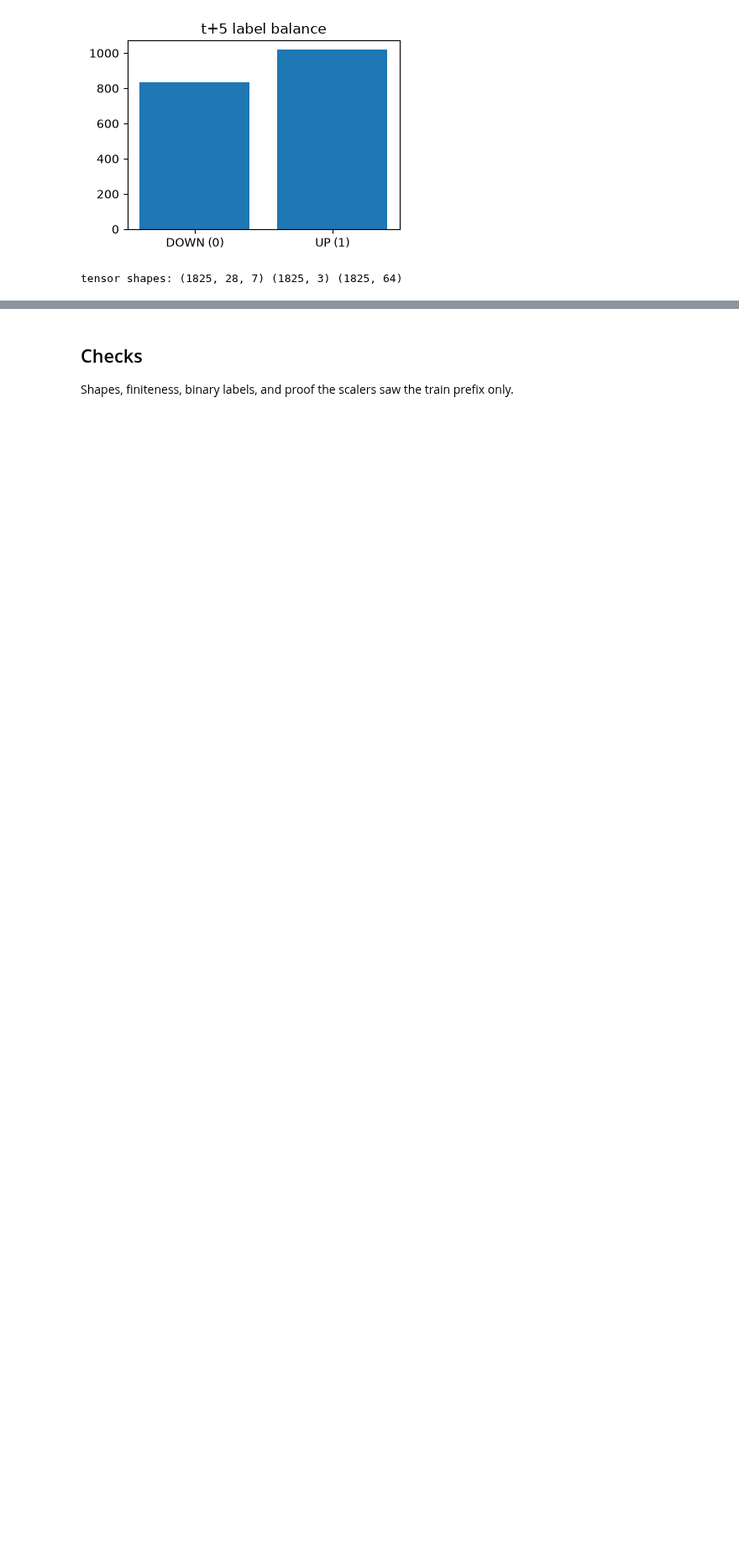
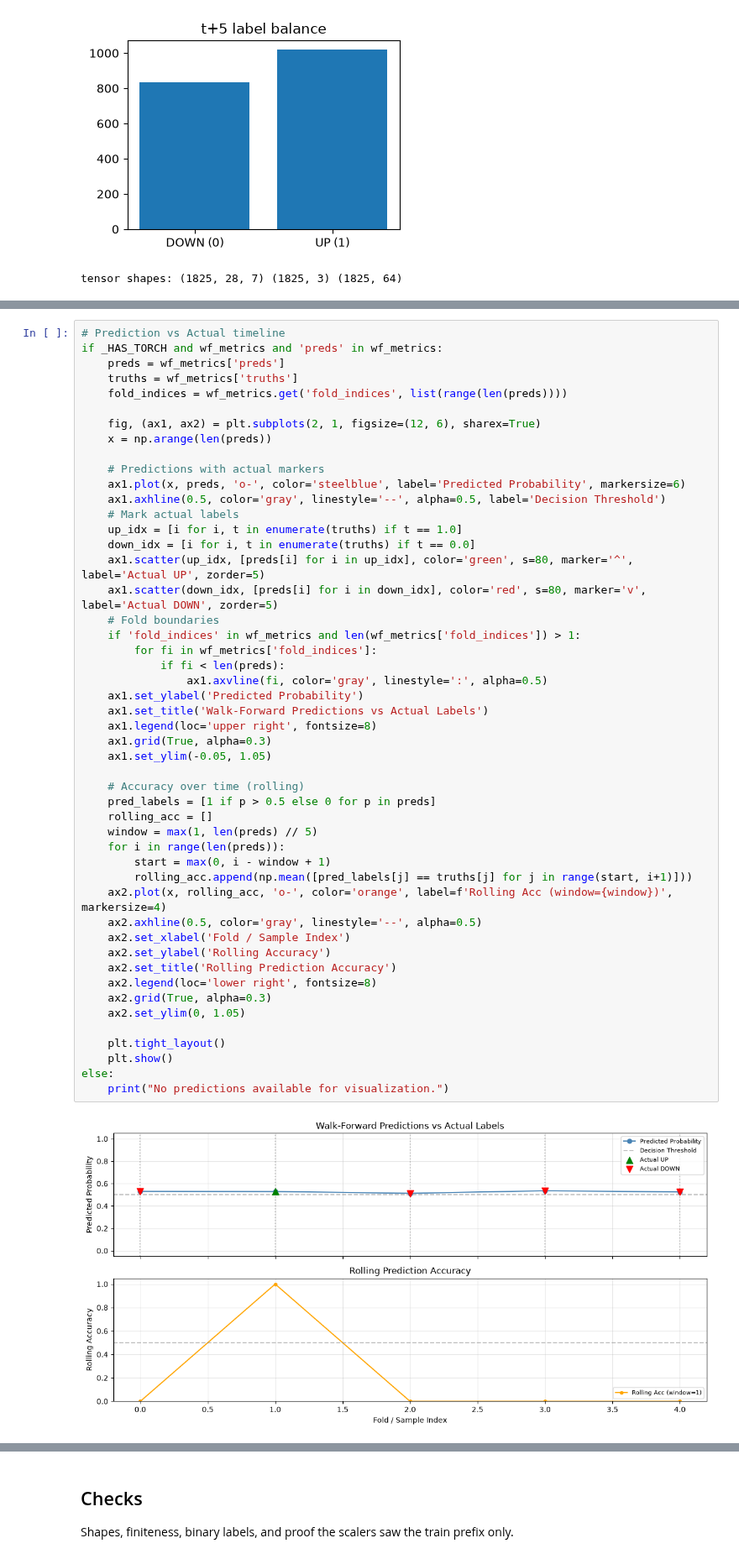
Before and after one commit to jwjooth/msdl-jci, a Jupyter notebook: notebooks/development.ipynb, the cells around one changed output, grey strips where cells are left out. Shown at 84% size. Cells and saved outputs as stored; diff of their text form; blank space fills up the shorter version.

```diff
--- a/notebooks/development.ipynb
+++ b/notebooks/development.ipynb
@@ -480,0 +622,51 @@ tensor shapes: (1825, 28, 7) (1825, 3) (1825, 64)
+# %%
+# Prediction vs Actual timeline
+if _HAS_TORCH and wf_metrics and 'preds' in wf_metrics:
+    preds = wf_metrics['preds']
+    truths = wf_metrics['truths']
+    fold_indices = wf_metrics.get('fold_indices', list(range(len(preds))))
+
+    fig, (ax1, ax2) = plt.subplots(2, 1, figsize=(12, 6), sharex=True)
+    x = np.arange(len(preds))
+
+    # Predictions with actual markers
+    ax1.plot(x, preds, 'o-', color='steelblue', label='Predicted Probability', markersize=6)
+    ax1.axhline(0.5, color='gray', linestyle='--', alpha=0.5, label='Decision Threshold')
+    # Mark actual labels
+    up_idx = [i for i, t in enumerate(truths) if t == 1.0]
+    down_idx = [i for i, t in enumerate(truths) if t == 0.0]
+    ax1.scatter(up_idx, [preds[i] for i in up_idx], color='green', s=80, marker='^', label='Actual UP', zorder=5)
+    ax1.scatter(down_idx, [preds[i] for i in down_idx], color='red', s=80, marker='v', label='Actual DOWN', zorder=5)
+    # Fold boundaries
+    if 'fold_indices' in wf_metrics and len(wf_metrics['fold_indices']) > 1:
+        for fi in wf_metrics['fold_indices']:
+            if fi < len(preds):
+                ax1.axvline(fi, color='gray', linestyle=':', alpha=0.5)
+    ax1.set_ylabel('Predicted Probability')
+    ax1.set_title('Walk-Forward Predictions vs Actual Labels')
+    ax1.legend(loc='upper right', fontsize=8)
+    ax1.grid(True, alpha=0.3)
+    ax1.set_ylim(-0.05, 1.05)
+
+    # Accuracy over time (rolling)
+    pred_labels = [1 if p > 0.5 else 0 for p in preds]
+    rolling_acc = []
+    window = max(1, len(preds) // 5)
+    for i in range(len(preds)):
+        start = max(0, i - window + 1)
+        rolling_acc.append(np.mean([pred_labels[j] == truths[j] for j in range(start, i+1)]))
+    ax2.plot(x, rolling_acc, 'o-', color='orange', label=f'Rolling Acc (window={window})', markersize=4)
+    ax2.axhline(0.5, color='gray', linestyle='--', alpha=0.5)
+    ax2.set_xlabel('Fold / Sample Index')
+    ax2.set_ylabel('Rolling Accuracy')
+    ax2.set_title('Rolling Prediction Accuracy')
+    ax2.legend(loc='lower right', fontsize=8)
+    ax2.grid(True, alpha=0.3)
+    ax2.set_ylim(0, 1.05)
+
+    plt.tight_layout()
+    plt.show()
+else:
+    print("No predictions available for visualization.")
+# %% [output]
+[figure, added]
```
Also changed, not shown: parts of 9 cells of this notebook.
